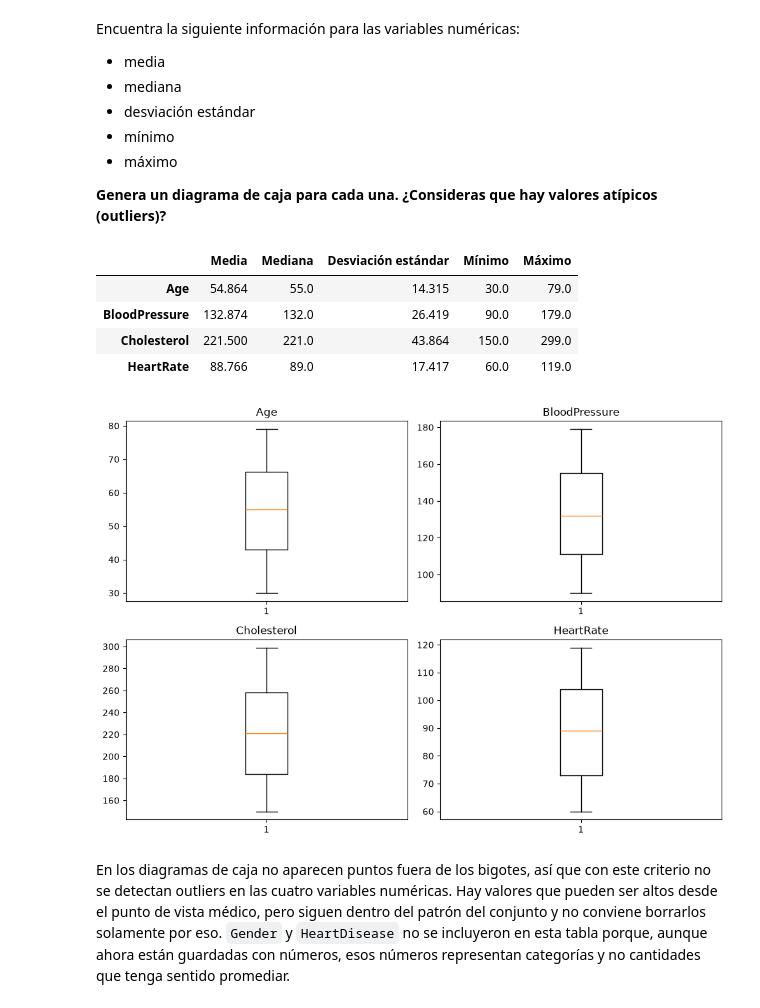
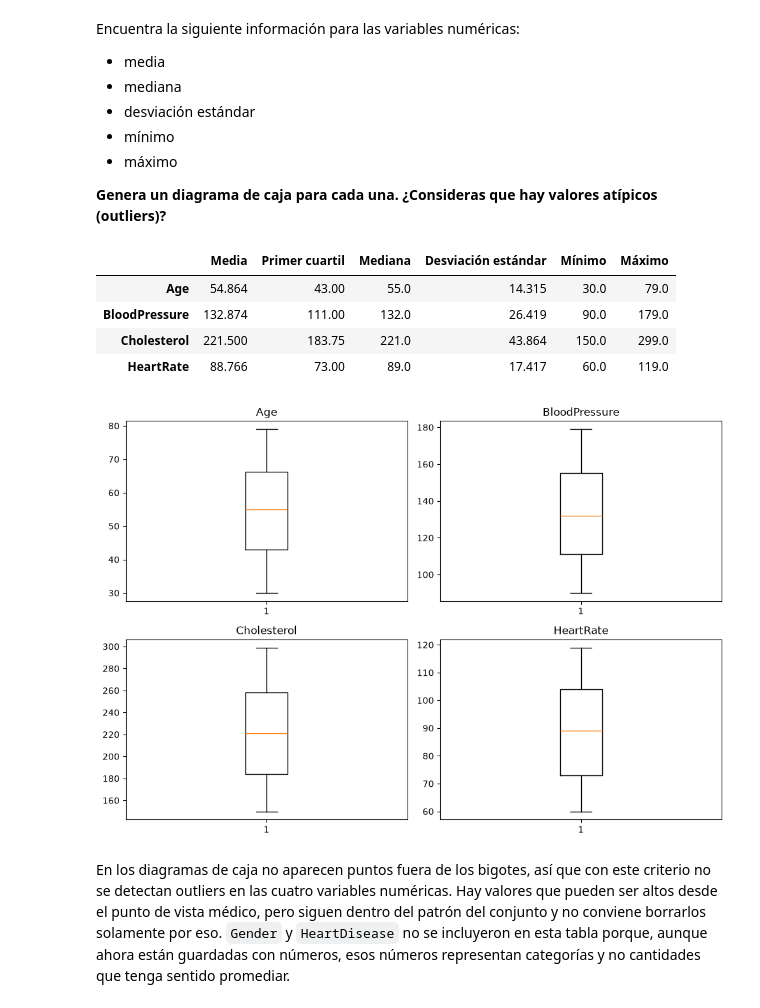
Before and after one commit to carlosnievess/LAB-DE-APRENDIZAJE-ESTAD-STICO, a Jupyter notebook: PRIMER PARCIAL/Lab - R3.ipynb, the cells around one changed output. Cells and saved outputs as stored; diff of their text form; code cells hidden in the pictures.

```diff
--- a/PRIMER PARCIAL/Lab - R3.ipynb
+++ b/PRIMER PARCIAL/Lab - R3.ipynb
@@ -294,34 +294,35 @@ Encuentra la siguiente información para las variables numéricas:
 # %%
 # Resumen de las variables numéricas
 
 num = ["Age", "BloodPressure", "Cholesterol", "HeartRate"]
 
 res = pd.DataFrame({
     "Media": df[num].mean(),
+    "Primer cuartil": df[num].quantile(0.25),
     "Mediana": df[num].median(),
     "Desviación estándar": df[num].std(),
     "Mínimo": df[num].min(),
     "Máximo": df[num].max()
 })
 
 display(res.round(3))
 
 # Diagramas de caja
 
 fig, ax = plt.subplots(2, 2, figsize=(10, 7))
 
 for c, a in zip(num, ax.flatten()):
     a.boxplot(df[c])
     a.set_title(c)
 
 plt.tight_layout()
 plt.show()
 # %% [output]
-|  | Media | Mediana | Desviación estándar | Mínimo | Máximo |
-| Age | 54.864 | 55.0 | 14.315 | 30.0 | 79.0 |
-| BloodPressure | 132.874 | 132.0 | 26.419 | 90.0 | 179.0 |
-| Cholesterol | 221.500 | 221.0 | 43.864 | 150.0 | 299.0 |
-| HeartRate | 88.766 | 89.0 | 17.417 | 60.0 | 119.0 |
+|  | Media | Primer cuartil | Mediana | Desviación estándar | Mínimo | Máximo |
+| Age | 54.864 | 43.00 | 55.0 | 14.315 | 30.0 | 79.0 |
+| BloodPressure | 132.874 | 111.00 | 132.0 | 26.419 | 90.0 | 179.0 |
+| Cholesterol | 221.500 | 183.75 | 221.0 | 43.864 | 150.0 | 299.0 |
+| HeartRate | 88.766 | 73.00 | 89.0 | 17.417 | 60.0 | 119.0 |
 [figure]
 # %% [markdown]
 En los diagramas de caja no aparecen puntos fuera de los bigotes, así que con este criterio no se detectan outliers en las cuatro variables numéricas. Hay valores que pueden ser altos desde el punto de vista médico, pero siguen dentro del patrón del conjunto y no conviene borrarlos solamente por eso. `Gender` y `HeartDisease` no se incluyeron en esta tabla porque, aunque ahora están guardadas con números, esos números representan categorías y no cantidades que tenga sentido promediar.
```
